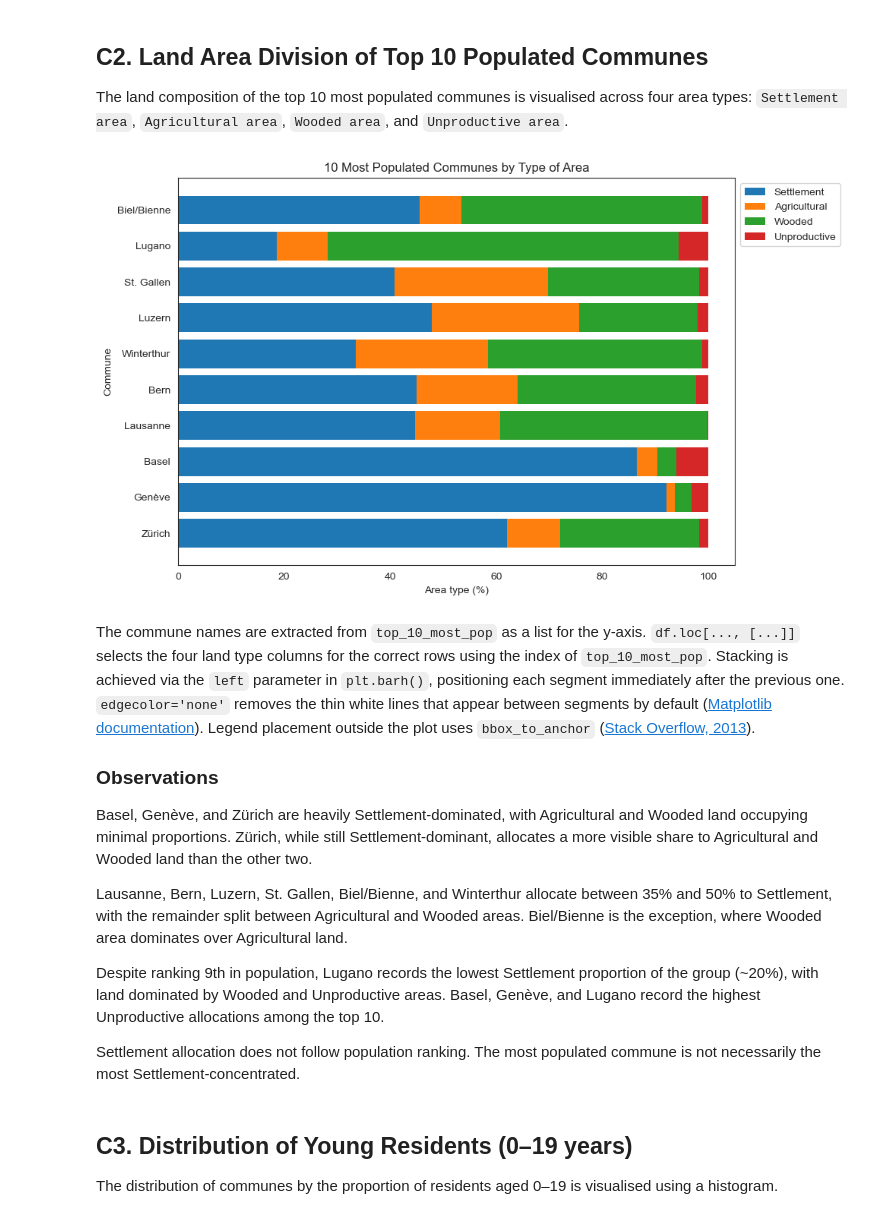
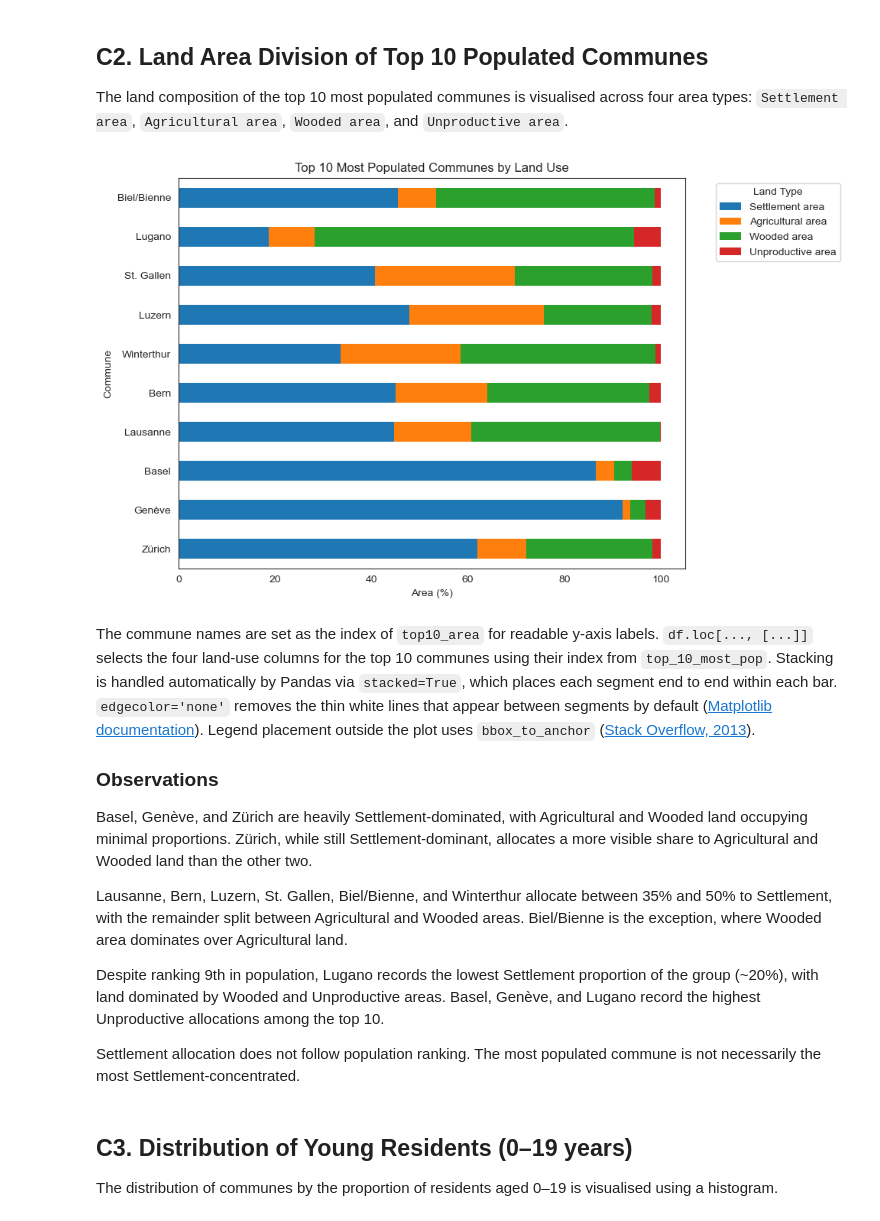
Before and after one commit to mamefatylo/EPFL_swiss_communes_project, a Jupyter notebook: communes_solution.ipynb, the cells around one changed output. Cells and saved outputs as stored; diff of their text form; code cells hidden in the pictures.

```diff
--- a/communes_solution.ipynb
+++ b/communes_solution.ipynb
@@ -743,40 +745,29 @@ Zürich stands out as the most populous commune by a significant margin, with a
 
 The land composition of the top 10 most populated communes is visualised across four area types: `Settlement area`, `Agricultural area`, `Wooded area`, and `Unproductive area`.
 # %%
-# Extract commune names for y-axis labels
-communes = top_10_most_pop['Commune'].tolist()
+# Extract land-use columns for the top 10 communes, preserving their ranked index
+top10_area = df.loc[top_10_most_pop.index,
+                    ['Settlement area', 'Agricultural area', 'Wooded area', 'Unproductive area']].copy()
 
-# Select land area columns for top 10 communes
-top10_area = df.loc[top_10_most_pop.index, ['Settlement area',
-                                             'Agricultural area',
-                                             'Wooded area',
-                                             'Unproductive area']]
+# Replace numeric index with commune names for readable y-axis labels
+top10_area.index = top_10_most_pop['Commune']
 
-# Assign land types for cleaner stacking
-settlement   = top10_area['Settlement area']
-agricultural = top10_area['Agricultural area']
-wooded       = top10_area['Wooded area']
-unproductive = top10_area['Unproductive area']
+# Plot horizontal stacked bar chart
+top10_area.plot.barh(
+    stacked=True,              # Stack land-use types end to end within each bar
+    figsize=(10, 6),
+    edgecolor='none'           # Remove bar borders for a cleaner look
+)
 
-plt.figure(figsize=(10, 6))
-
-# Plot stacked horizontal bars
-plt.barh(communes, settlement, label='Settlement', edgecolor='none')
-plt.barh(communes, agricultural, left=settlement, label='Agricultural', edgecolor='none')
-plt.barh(communes, wooded, left=settlement + agricultural, label='Wooded', edgecolor='none')
-plt.barh(communes, unproductive, left=settlement + agricultural + wooded, label='Unproductive', edgecolor='none')
-
-plt.xlabel('Area type (%)')
-plt.ylabel('Commune')
-plt.title('10 Most Populated Communes by Type of Area')
-
-plt.legend(loc='upper left', bbox_to_anchor=(1, 1))
+plt.xlabel('Area (%)')
+plt.title('Top 10 Most Populated Communes by Land Use')
+plt.legend(title='Land Type', bbox_to_anchor=(1.05, 1), loc='upper left')  # Place legend outside plot
 plt.tight_layout()
 plt.show()
 # %% [output]
-[figure, old version]
+[figure, new version]
 # %% [markdown]
-The commune names are extracted from `top_10_most_pop` as a list for the y-axis. `df.loc[..., [...]]` selects the four land type columns for the correct rows using the index of `top_10_most_pop`. Stacking is achieved via the `left` parameter in `plt.barh()`, positioning each segment immediately after the previous one. `edgecolor='none'` removes the thin white lines that appear between segments by default ([Matplotlib documentation](https://matplotlib.org/stable/api/_as_gen/matplotlib.pyplot.barh.html)). Legend placement outside the plot uses `bbox_to_anchor` ([Stack Overflow, 2013](https://stackoverflow.com/questions/4700614/how-to-put-the-legend-outside-the-plot)).
+The commune names are set as the index of `top10_area` for readable y-axis labels. `df.loc[..., [...]]` selects the four land-use columns for the top 10 communes using their index from `top_10_most_pop`. Stacking is handled automatically by Pandas via `stacked=True`, which places each segment end to end within each bar. `edgecolor='none'` removes the thin white lines that appear between segments by default ([Matplotlib documentation](https://matplotlib.org/stable/api/_as_gen/matplotlib.pyplot.barh.html)). Legend placement outside the plot uses `bbox_to_anchor` ([Stack Overflow, 2013](https://stackoverflow.com/questions/4700614/how-to-put-the-legend-outside-the-plot)).
 
 ### Observations
 
```
Also changed, not shown: parts of 5 cells of this notebook.
